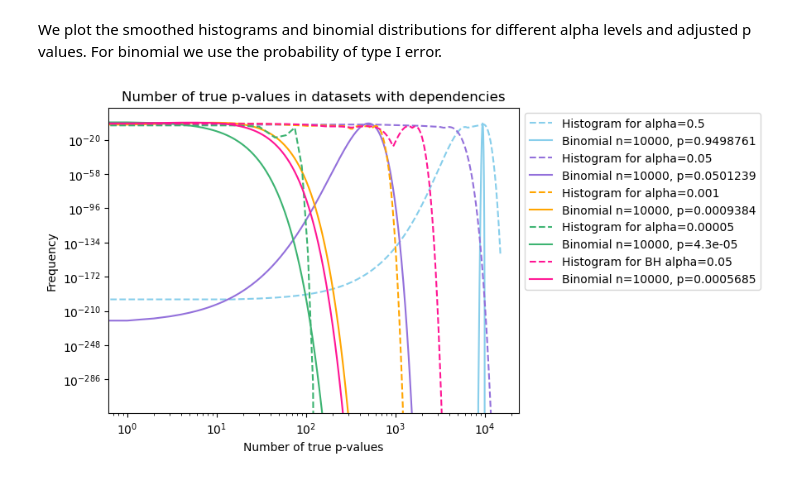
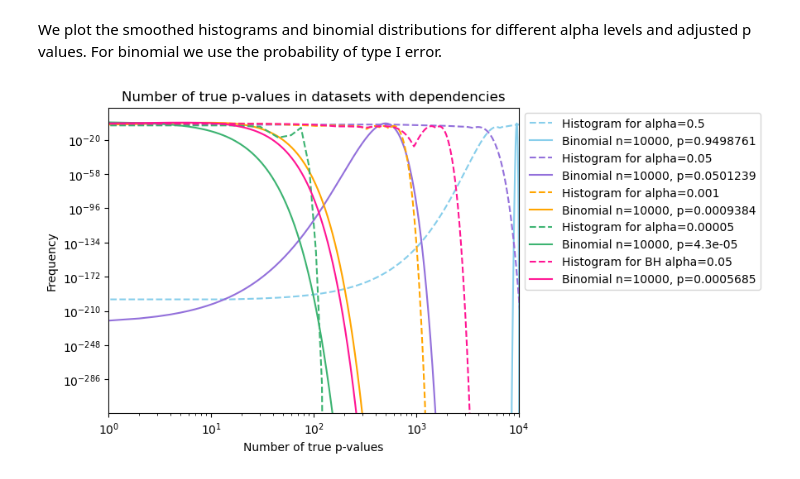
Before and after one commit to uio-bmi/fdr_under_dependencies, a Jupyter notebook: exlporatory_analyses/intuition_analyses.ipynb, the cells around one changed output. Saved outputs shown, nothing was run; the diff lists cells and outputs as text; code cells hidden in the pictures.

```diff
--- a/exlporatory_analyses/intuition_analyses.ipynb
+++ b/exlporatory_analyses/intuition_analyses.ipynb
@@ -377,31 +377,33 @@ pmf_0_05 = binom.pmf(x, n, p_0_05)
 plt.plot(x, pmf_0_05, color='mediumpurple', label=f'Binomial n=10000, p={p_0_05}')
 
 #alpha = 0.001
 p_0_001 = np.mean(number_of_trues_p_values_pool_binary_0_001) / n
 plt.plot(x_range, kde_values_0_001, linestyle='--', color='orange', label='Histogram for alpha=0.001')
 pmf_0_001 = binom.pmf(x, n, p_0_001)
 plt.plot(x, pmf_0_001, color='orange', label=f'Binomial n=10000, p={p_0_001}')
 
 #alpha = 0.00005
 p_0_00005 = np.mean(number_of_trues_p_values_pool_binary_0_00005) / n
 plt.plot(x_range, kde_values_0_00005, linestyle='--', color='mediumseagreen', label='Histogram for alpha=0.00005')
 pmf_0_00005 = binom.pmf(x, n, p_0_00005)
 plt.plot(x, pmf_0_00005, color='mediumseagreen', label=f'Binomial n=10000, p={p_0_00005}')
 
 #bh alpha = 0.05
 p_bh_0_05 = np.mean(number_of_trues_adjusted_p_values_pool_binary_0_05) / n
 plt.plot(x_range, kde_values_bh_0_05, linestyle='--', color='deeppink', label='Histogram for BH alpha=0.05')
 pmf_bh_0_05 = binom.pmf(x, n, p_bh_0_05)
 plt.plot(x, pmf_bh_0_05, color='deeppink', label=f'Binomial n=10000, p={p_bh_0_05}')
 
 plt.yscale('log')
 plt.xscale('log')
+plt.xlim(1, 10000)
+#plt.ylim(1, 10000)
 # Add labels and title
 plt.xlabel('Number of true p-values')
 plt.ylabel('Frequency')
 plt.title('Number of true p-values in datasets with dependencies')
 plt.legend(loc='upper left', bbox_to_anchor=(1, 1))
 # Show the plot
 plt.show()
 # %% [output]
-[figure, old version]
+[figure, new version]
```
Also changed, not shown: parts of 10 cells of this notebook, 2 other files.
